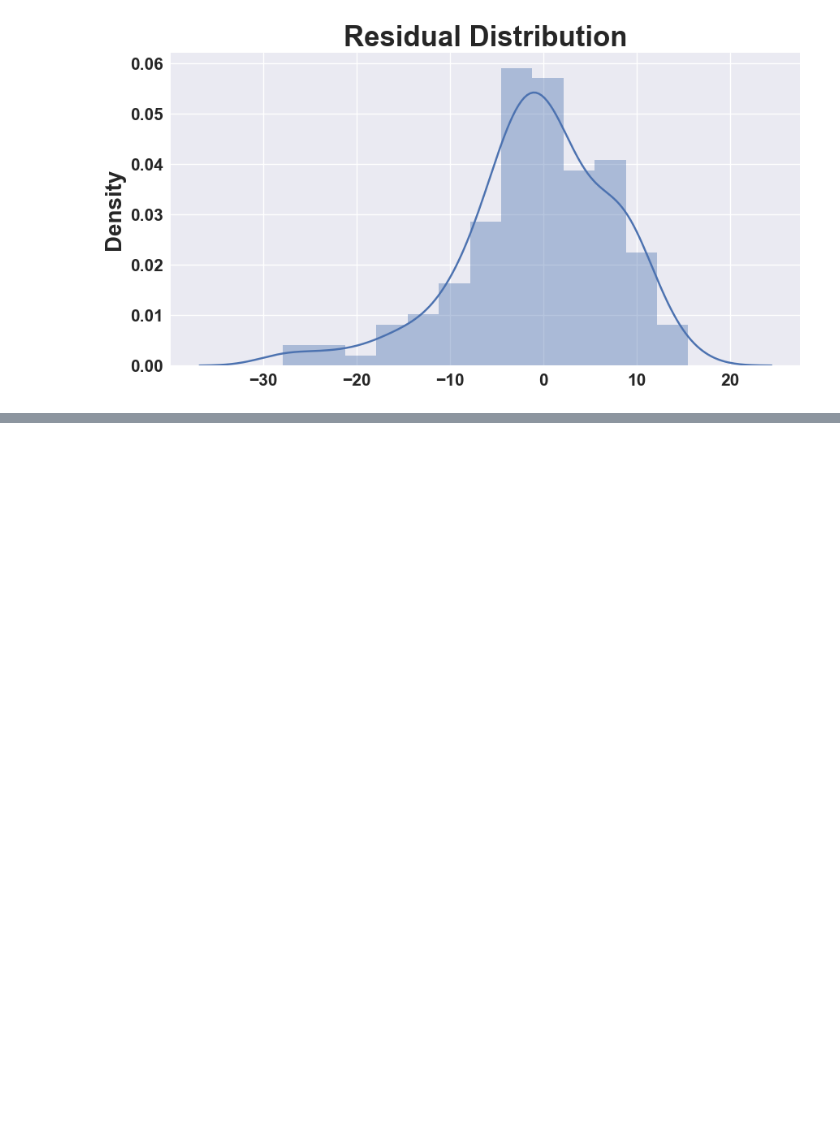
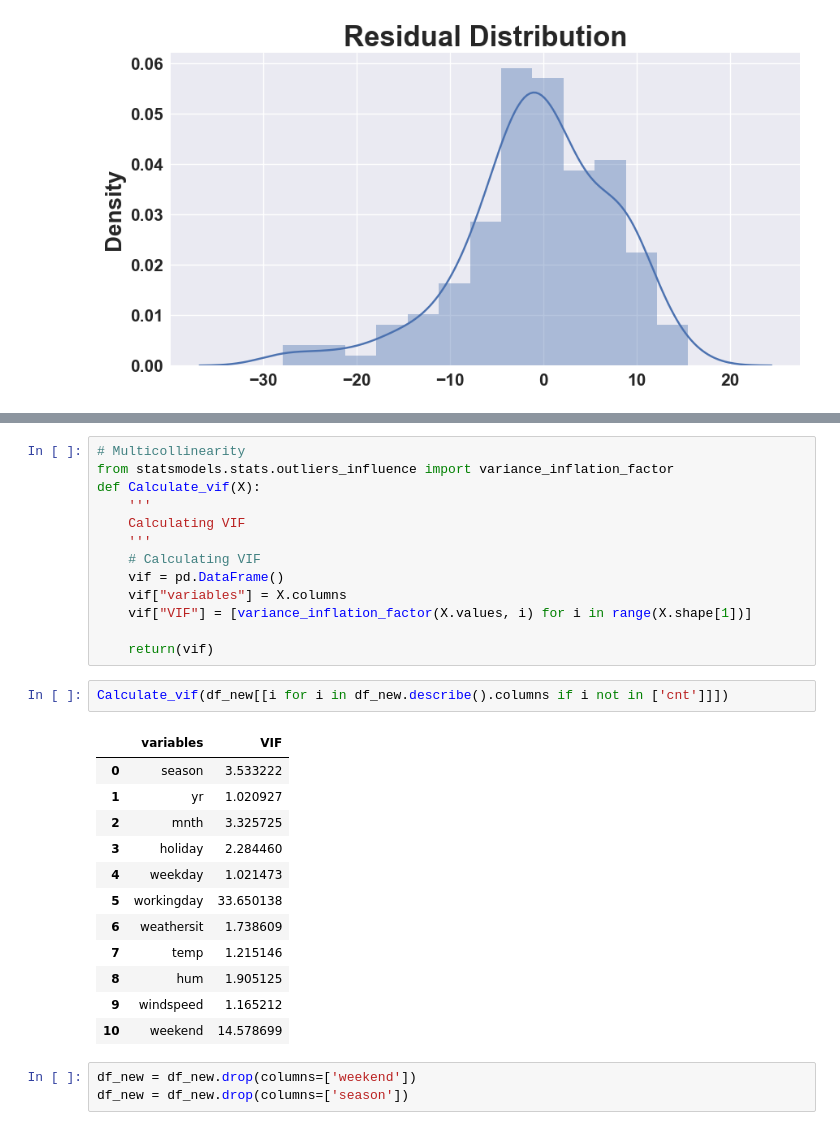
Before and after one commit to springboardmentor29803v-cpu/RideWise-Predicting-Bike-sharing-Demand, a Jupyter notebook: Modeling/Linear_Regression.ipynb, the cells around one changed output, grey strips where cells are left out. Cells and saved outputs as stored; diff of their text form; blank space fills up the shorter version.

```diff
--- a/Modeling/Linear_Regression.ipynb
+++ b/Modeling/Linear_Regression.ipynb
@@ -355,0 +405,31 @@ Residual_distPlot(y_pred,y_test)
+# %%
+# Multicollinearity
+from statsmodels.stats.outliers_influence import variance_inflation_factor
+def Calculate_vif(X):
+    '''
+    Calculating VIF
+    '''
+    # Calculating VIF
+    vif = pd.DataFrame()
+    vif["variables"] = X.columns
+    vif["VIF"] = [variance_inflation_factor(X.values, i) for i in range(X.shape[1])]
+
+    return(vif)
+# %%
+Calculate_vif(df_new[[i for i in df_new.describe().columns if i not in ['cnt']]])
+# %% [output]
+|  | variables | VIF |
+| 0 | season | 3.533222 |
+| 1 | yr | 1.020927 |
+| 2 | mnth | 3.325725 |
+| 3 | holiday | 2.284460 |
+| 4 | weekday | 1.021473 |
+| 5 | workingday | 33.650138 |
+| 6 | weathersit | 1.738609 |
+| 7 | temp | 1.215146 |
+| 8 | hum | 1.905125 |
+| 9 | windspeed | 1.165212 |
+| 10 | weekend | 14.578699 |
+# %%
+df_new = df_new.drop(columns=['weekend'])
+df_new = df_new.drop(columns=['season'])
```
Also changed, not shown: parts of 11 cells of this notebook, 4 other files.
